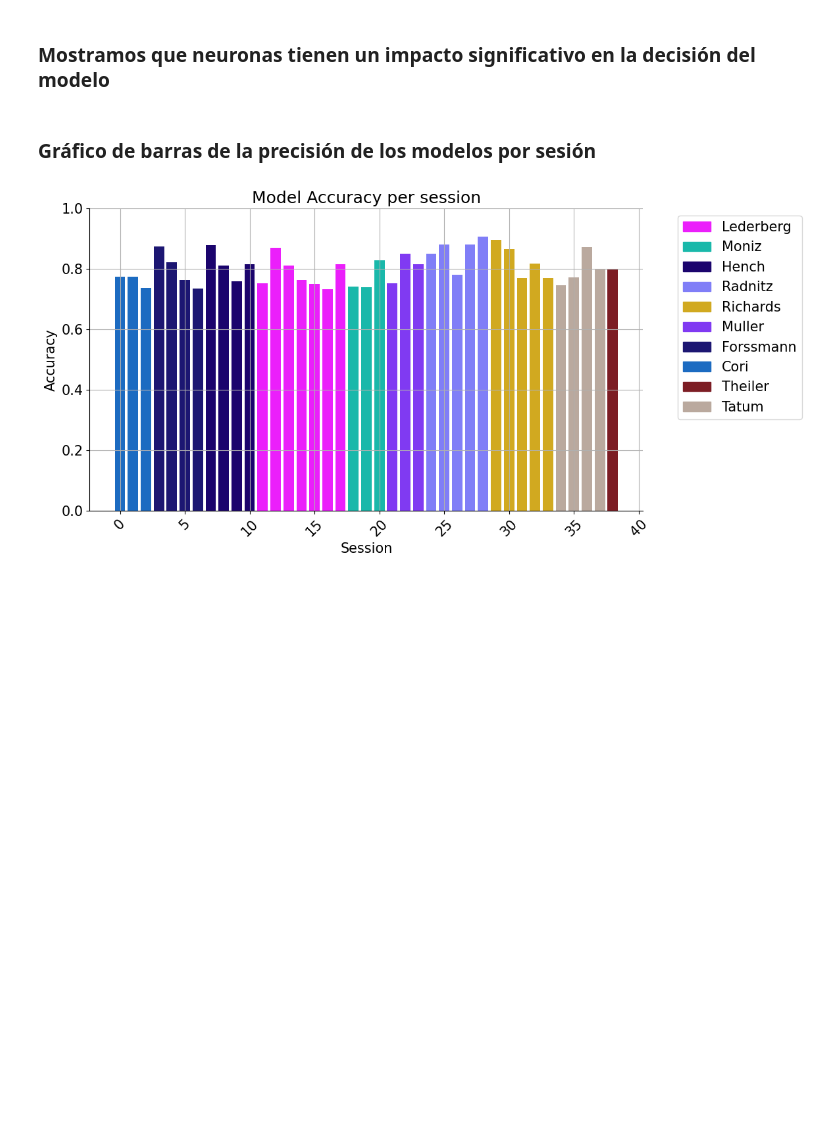
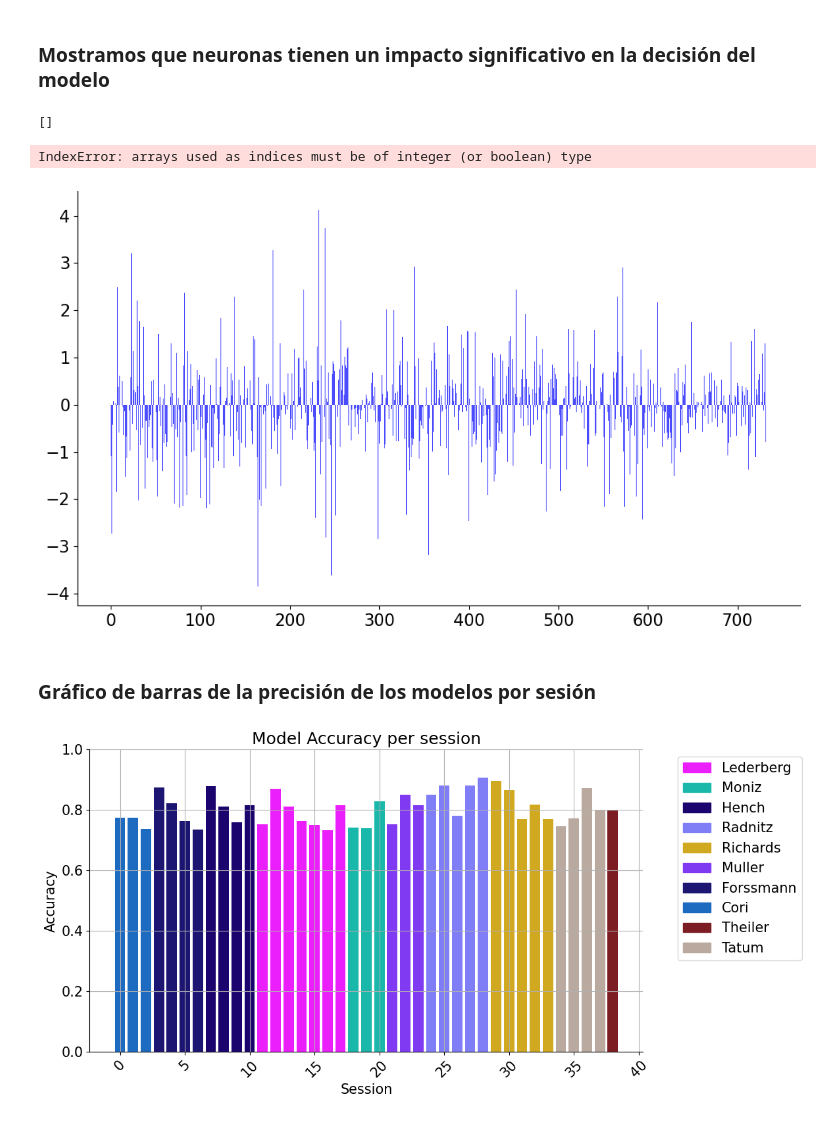
Before and after one commit to ImNotGone/NC-Final, a Jupyter notebook: TP_NC_Final_Bosetti_Martone.ipynb, the cells around one changed output. Drawn from its saved outputs; the diff is of its cells as text; code cells hidden in the pictures; blank space fills up the shorter version.

```diff
--- a/TP_NC_Final_Bosetti_Martone.ipynb
+++ b/TP_NC_Final_Bosetti_Martone.ipynb
@@ -191,16 +203,22 @@ for i, result in enumerate(results):
 # %%
 for i, result in enumerate(results):
     coeficientes = result['coefficients']
     significativos = result['significant']
+    print(significativos)
 
     plt.figure(figsize=(10, 6))
     plt.bar(range(len(coeficientes)), coeficientes, color='b', alpha=0.7, label='Coeficientes')
-    plt.scatter(np.where(significativos), coeficientes[significativos], color='red', label='Significativos')
+    # Directly use significativos as a boolean mask for indexing
+    plt.scatter(np.arange(len(coeficientes))[significativos], coeficientes[significativos], color='red', label='Significativos')
     plt.xlabel('Neuronas')
     plt.ylabel('Peso en la decisión')
     plt.title('Peso de cada neurona en la decisión del modelo')
     plt.legend()
     plt.show()
+# %% [output]
+[]
+IndexError: arrays used as indices must be of integer (or boolean) type
+[figure, added]
 # %% [markdown]
 ### Gráfico de barras de la precisión de los modelos por sesión
 # %%
```
Also changed, not shown: parts of 3 cells of this notebook.
